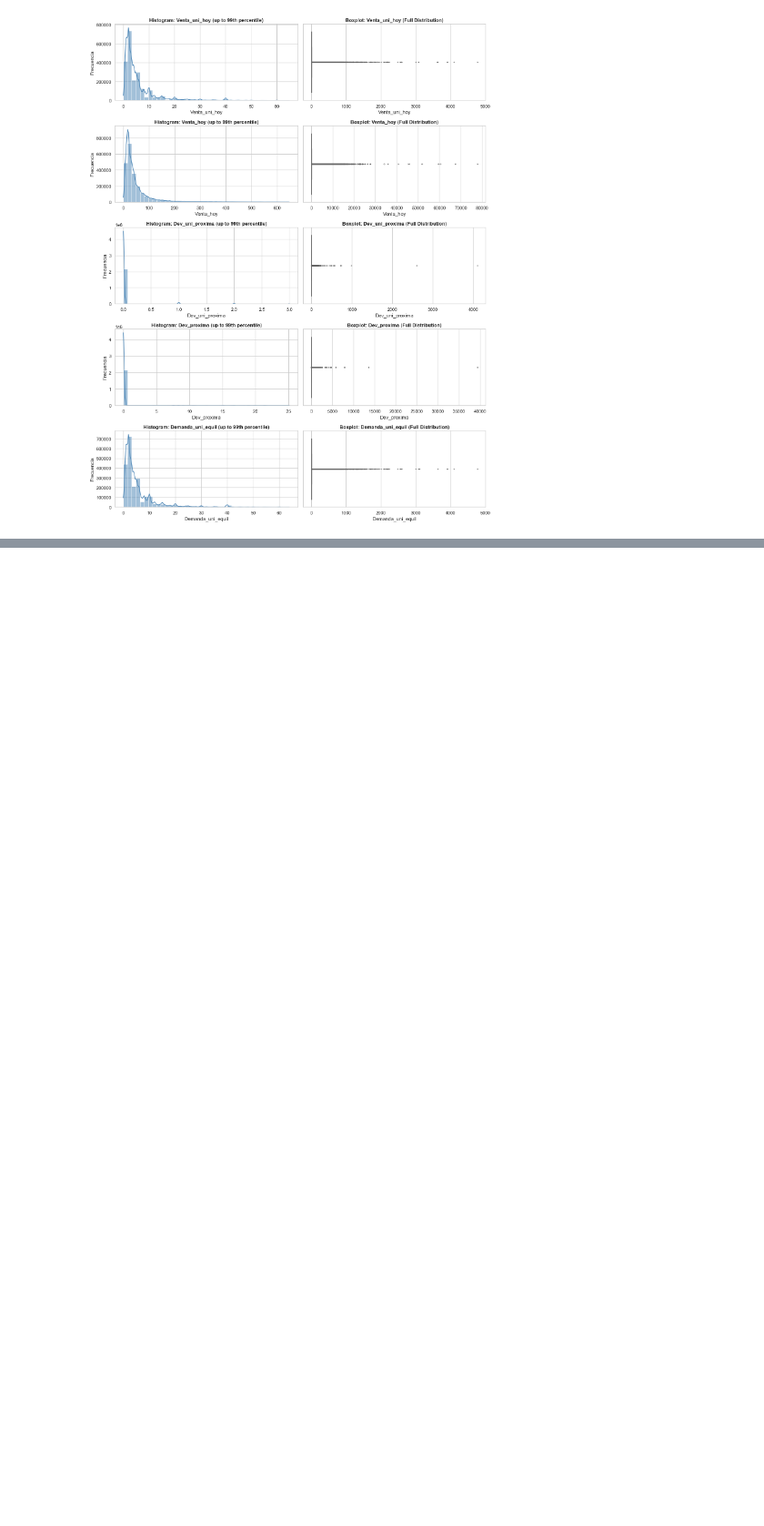
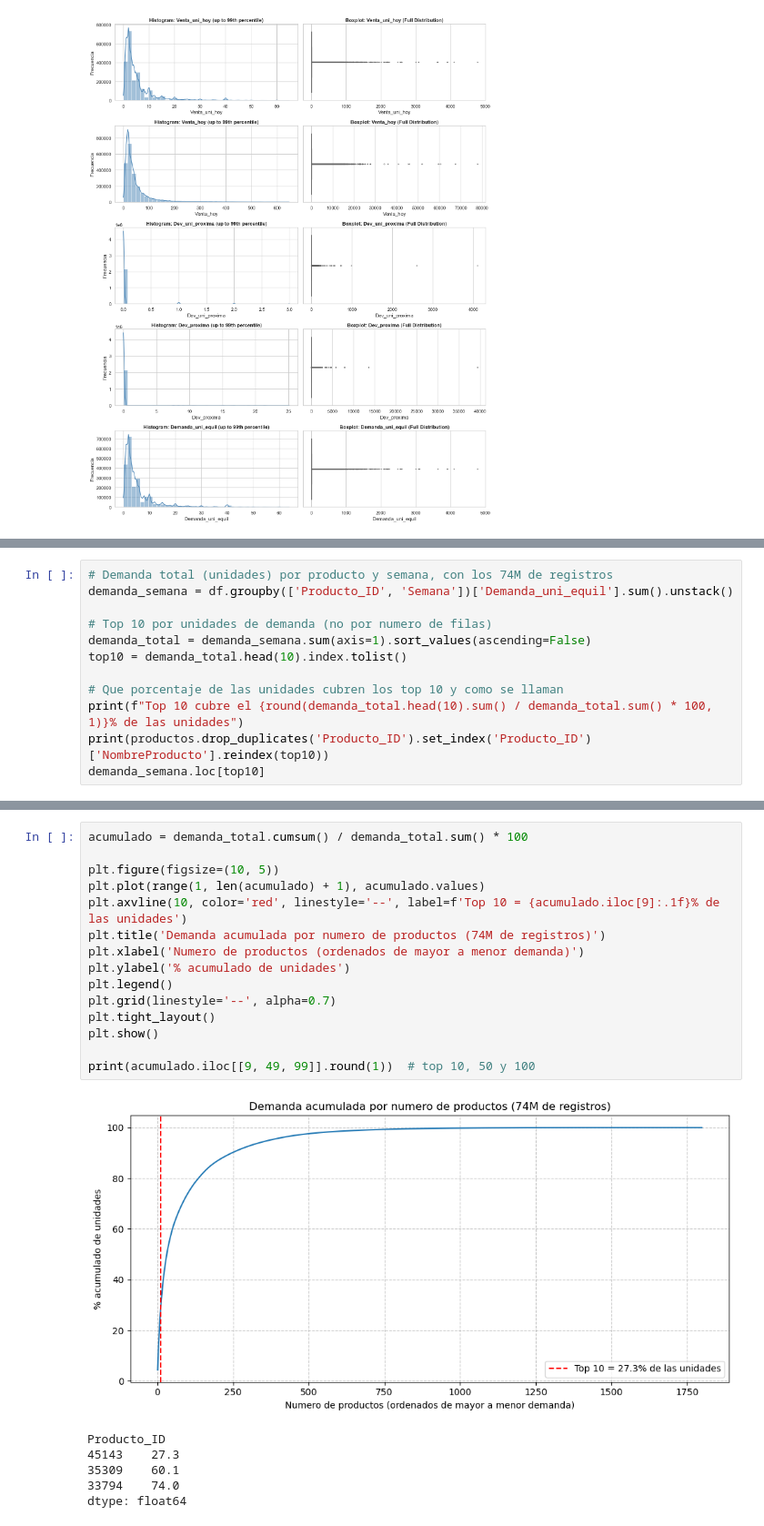
Before and after one commit to Alexis6am/AI_DeepLearning, a Jupyter notebook: ai/Practica_DL.ipynb, the cells around one changed output, grey strips where cells are left out. Shown at 91% size. Drawn from its saved outputs; the diff is of its cells as text; blank space fills up the shorter version.

```diff
--- a/ai/Practica_DL.ipynb
+++ b/ai/Practica_DL.ipynb
@@ -599,0 +701,12 @@ plt.show()
+# %%
+# Demanda total (unidades) por producto y semana, con los 74M de registros
+demanda_semana = df.groupby(['Producto_ID', 'Semana'])['Demanda_uni_equil'].sum().unstack()
+
+# Top 10 por unidades de demanda (no por numero de filas)
+demanda_total = demanda_semana.sum(axis=1).sort_values(ascending=False)
+top10 = demanda_total.head(10).index.tolist()
+
+# Que porcentaje de las unidades cubren los top 10 y como se llaman
+print(f"Top 10 cubre el {round(demanda_total.head(10).sum() / demanda_total.sum() * 100, 1)}% de las unidades")
+print(productos.drop_duplicates('Producto_ID').set_index('Producto_ID')['NombreProducto'].reindex(top10))
+demanda_semana.loc[top10]
@@ -599,0 +778,22 @@ plt.show()
+# %%
+acumulado = demanda_total.cumsum() / demanda_total.sum() * 100
+
+plt.figure(figsize=(10, 5))
+plt.plot(range(1, len(acumulado) + 1), acumulado.values)
+plt.axvline(10, color='red', linestyle='--', label=f'Top 10 = {acumulado.iloc[9]:.1f}% de las unidades')
+plt.title('Demanda acumulada por numero de productos (74M de registros)')
+plt.xlabel('Numero de productos (ordenados de mayor a menor demanda)')
+plt.ylabel('% acumulado de unidades')
+plt.legend()
+plt.grid(linestyle='--', alpha=0.7)
+plt.tight_layout()
+plt.show()
+
+print(acumulado.iloc[[9, 49, 99]].round(1))  # top 10, 50 y 100
+# %% [output]
+[figure, added]
+Producto_ID
+45143    27.3
+35309    60.1
+33794    74.0
+dtype: float64
```
Also changed, not shown: parts of 33 cells of this notebook.
